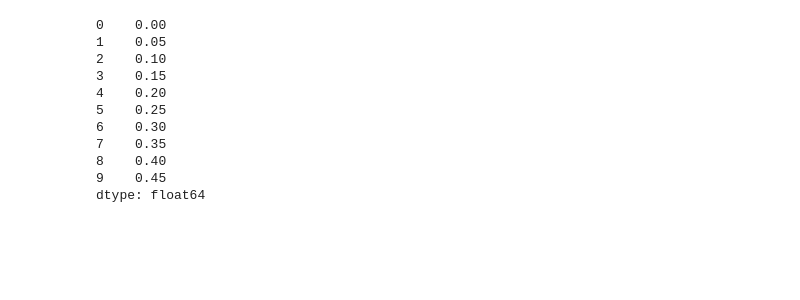
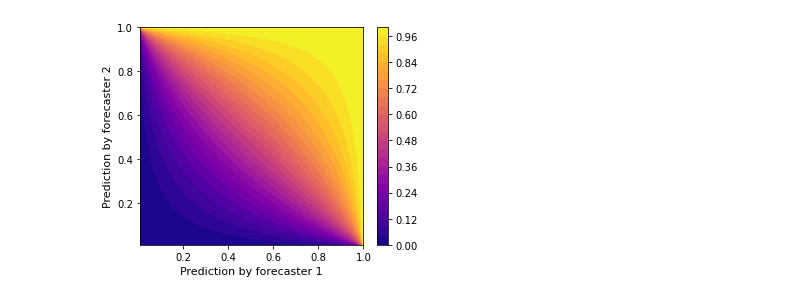
Before and after one commit to PabloIsCoding/simulated_worlds, a Jupyter notebook: Extremizing.ipynb, the cells around one changed output. Saved outputs shown, nothing was run; the diff lists cells and outputs as text; code cells hidden in the pictures; blank space fills up the shorter version.

```diff
--- a/Extremizing.ipynb
+++ b/Extremizing.ipynb
@@ -113,14 +130,14 @@ result.iloc[:, [-2, -1]].plot()
-# %%
-pd.Series(bins).head(10)
-# %% [output]
-0    0.00
-1    0.05
-2    0.10
-3    0.15
-4    0.20
-5    0.25
-6    0.30
-7    0.35
-8    0.40
-9    0.45
-dtype: float64
+# %%
+x = np.linspace(0.01, 1, 1000)
+y = np.linspace(0.01, 1, 1000)
+
+X, Y = np.meshgrid(x, y)
+Z = extremize2d(X, Y, 1)
+
+fig, ax = plt.subplots(figsize=(5, 4))
+cs = ax.contourf(X, Y, Z, 30, cmap='plasma')
+fig.colorbar(cs, ax=ax);
+ax.set_xlabel('Prediction by forecaster 1', fontsize=11)
+ax.set_ylabel('Prediction by forecaster 2', fontsize=11);
+# %% [output]
+[figure, added]
```
Also changed, not shown: parts of 10 cells of this notebook.
